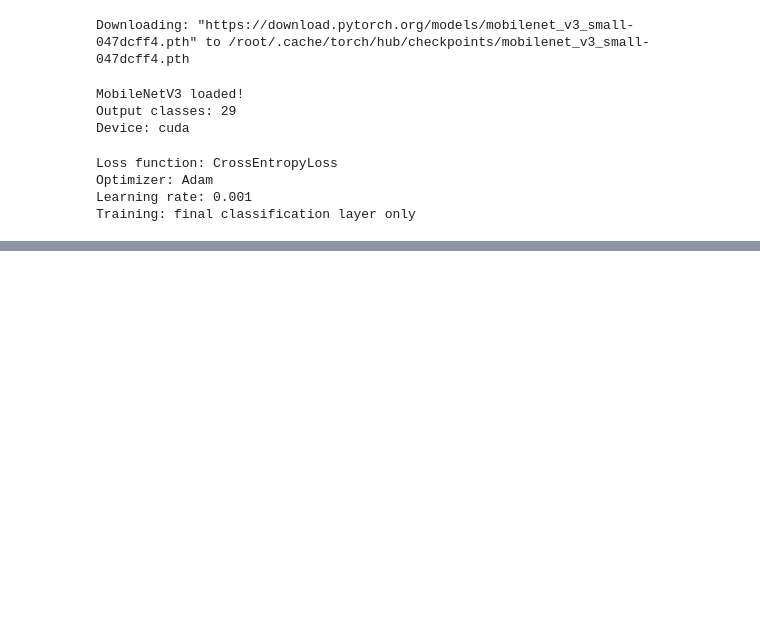
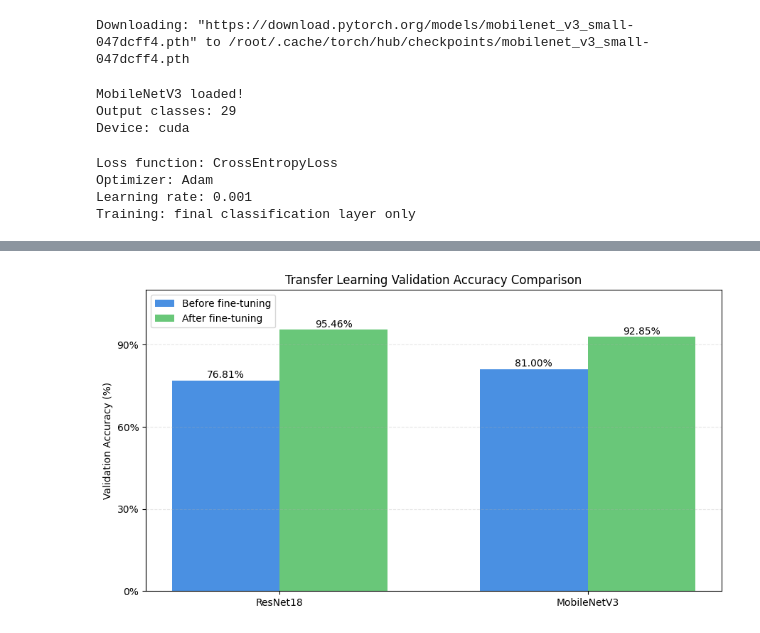
Before and after one commit to ananyaa-sutaria/ML-term-project, a Jupyter notebook: 04_transfer.ipynb, the cells around one changed output, grey strips where cells are left out. Cells and saved outputs as stored; diff of their text form; code cells hidden in the pictures; blank space fills up the shorter version.

```diff
--- a/04_transfer.ipynb
+++ b/04_transfer.ipynb
@@ -679,0 +881,39 @@ Validation accuracy: 0.7020
+# %%
+import matplotlib.pyplot as plt
+import numpy as np
+
+#validation accuracy results
+models = ["ResNet18", "MobileNetV3"]
+before = [76.81, 81.00]
+after = [95.46, 92.85]
+
+x = np.arange(len(models))
+width = 0.35
+
+plt.figure(figsize=(9, 5))
+
+#plot bars
+plt.bar(x - width/2, before, width, label="Before fine-tuning", color="#4A90E2")
+plt.bar(x + width/2, after, width, label="After fine-tuning", color="#69C779")
+
+#chart labels
+plt.title("Transfer Learning Validation Accuracy Comparison")
+plt.ylabel("Validation Accuracy (%)")
+plt.xticks(x, models)
+plt.ylim(0, 110)
+plt.yticks([0, 30, 60, 90], ["0%", "30%", "60%", "90%"])
+
+#show percentages above bars
+for i in range(len(models)):
+    plt.text(x[i] - width/2, before[i] + 1, f"{before[i]:.2f}%", ha="center")
+    plt.text(x[i] + width/2, after[i] + 1, f"{after[i]:.2f}%", ha="center")
+
+plt.legend()
+plt.grid(axis="y", linestyle="--", alpha=0.3)
+plt.tight_layout()
+
+#save chart
+plt.savefig("transfer_learning_comparison.png", dpi=300)
+plt.show()
+# %% [output]
+[figure, added]
```
Also changed, not shown: parts of 26 cells of this notebook.
